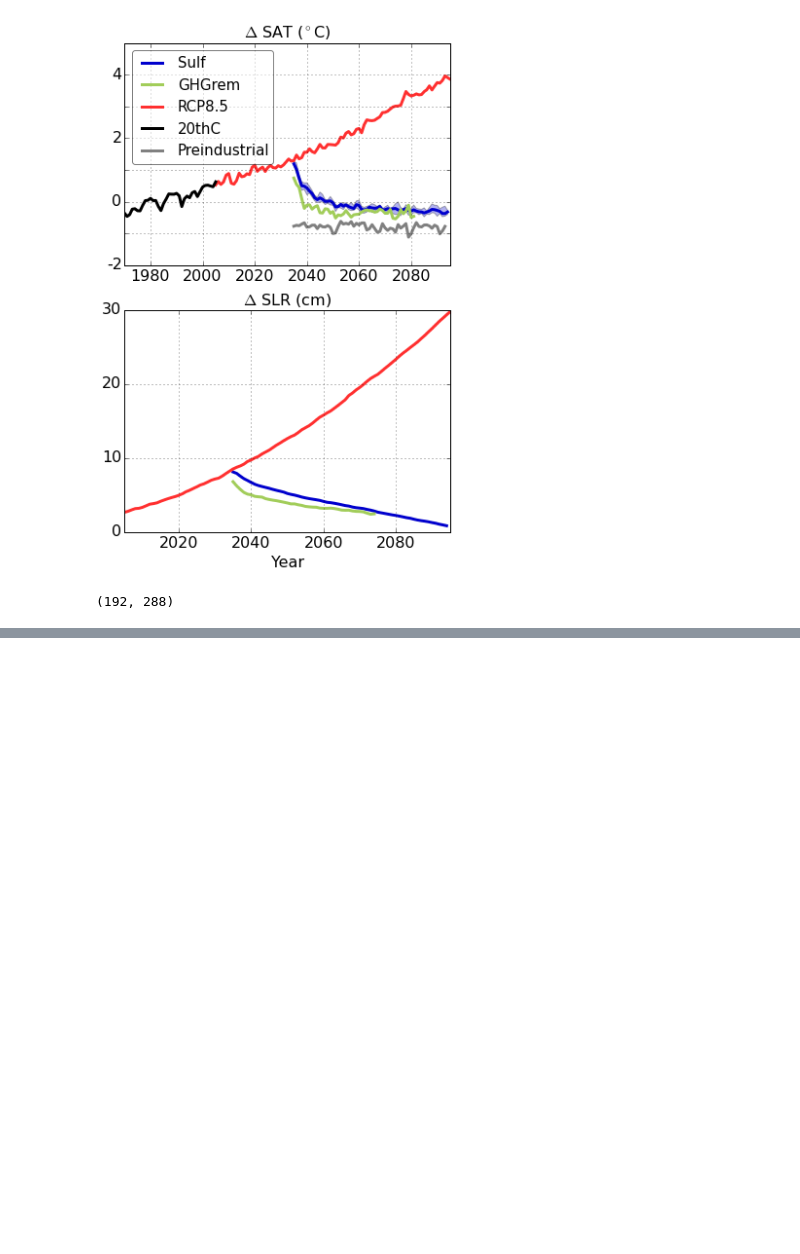
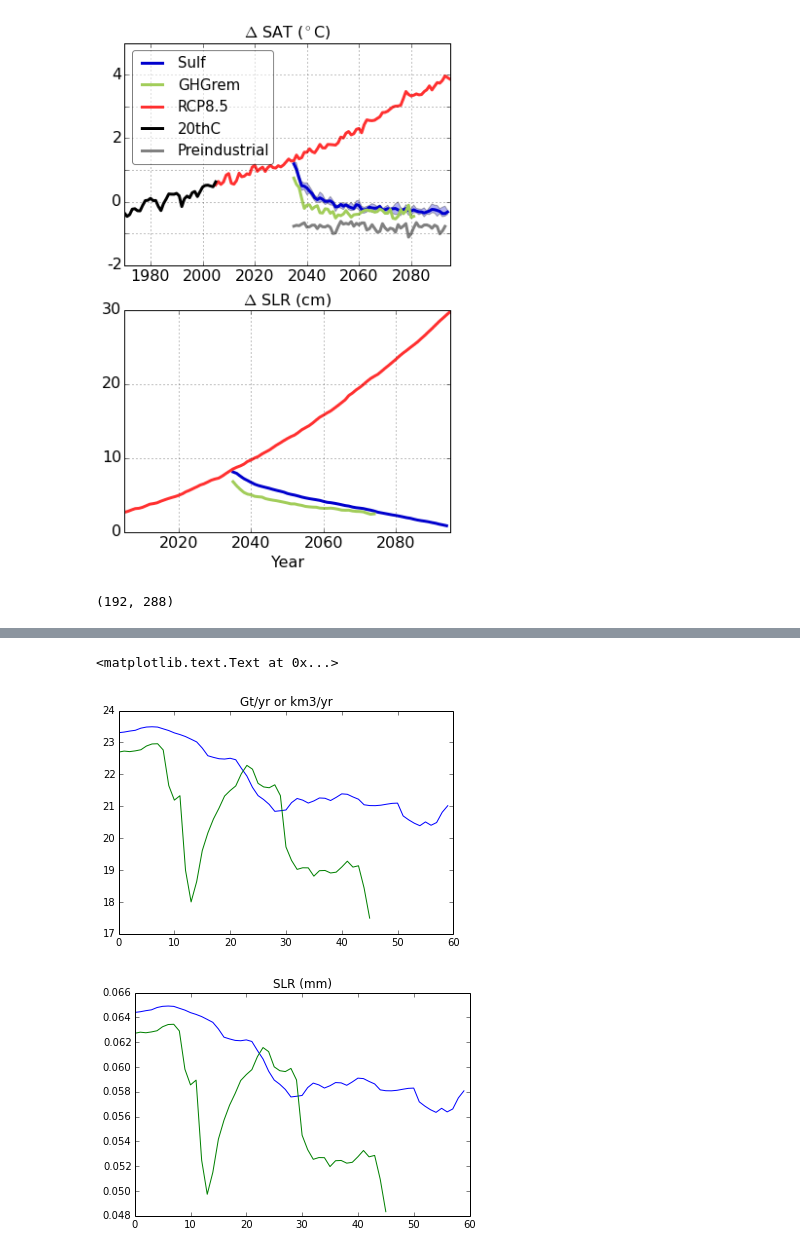
Before and after one commit to kemccusker/pyscripts, a Jupyter notebook: notebooks/ccsm4_geotimescalesfigs.ipynb, the cells around one changed output, grey strips where cells are left out. Drawn from its saved outputs; the diff is of its cells as text; code cells hidden in the pictures; blank space fills up the shorter version.

```diff
--- a/notebooks/ccsm4_geotimescalesfigs.ipynb
+++ b/notebooks/ccsm4_geotimescalesfigs.ipynb
@@ -327,6 +327,8 @@ piggldsr=pd.Series(piggld)
 
 totisa=pigisasr.sum()
 print totisa
+km2tom2=1000*1000
+totisa=totisa*km2tom2
 
 isawgts=pigisasr/np.float(totisa)
 print isawgts
@@ -522,0 +567,34 @@ cplt.kemmap(ofrac,lat,lon,type='sh')
+# %%
+# convert estimated melt rate (m/yr) to mm/yr SLR.
+# SLR = addedvolume / oceansfcarea
+# addedvolume = (m/yr * iceshelfarea) --> m3/yr --> metric tonnes/yr --> 1000kg/yr
+#     1Gt = 10^9 tonnes = 10^9 m3 water = 1km3 water
+#
+# oceansfcarea = 361,900,000 km2
+
+ocnsa = 361900000 # km2
+
+# Rule of thumb conversion factor from Rignot et al 2002:
+#    0.1C = 1m/yr melt rate
+basalm1=avg1*10 # C * m/yr
+vol1 = basalm1*totisa
+basalm2=avg2*10 # C * m/yr
+vol2 = basalm2*totisa
+
+plt.figure()
+plt.plot(vol1/1e9,'b')
+plt.plot(vol2/1e9,'g')
+plt.title('Gt/yr or km3/yr')
+
+SLR1=vol1/1e9 / ocnsa
+SLR2=vol2/1e9 / ocnsa
+
+kmtomm=1000000
+plt.figure()
+plt.plot(SLR1*kmtomm,'b')
+plt.plot(SLR2*kmtomm,'g')
+plt.title('SLR (mm)')
+# %% [output]
+<matplotlib.text.Text at 0x...>
+[figure, added]
+[figure, added]
```
Also changed, not shown: parts of 7 cells of this notebook.
